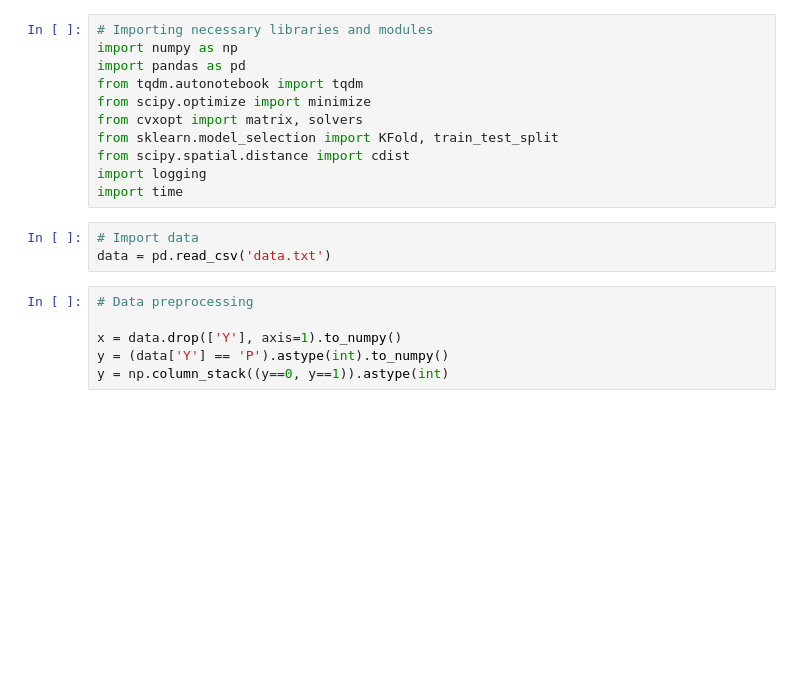
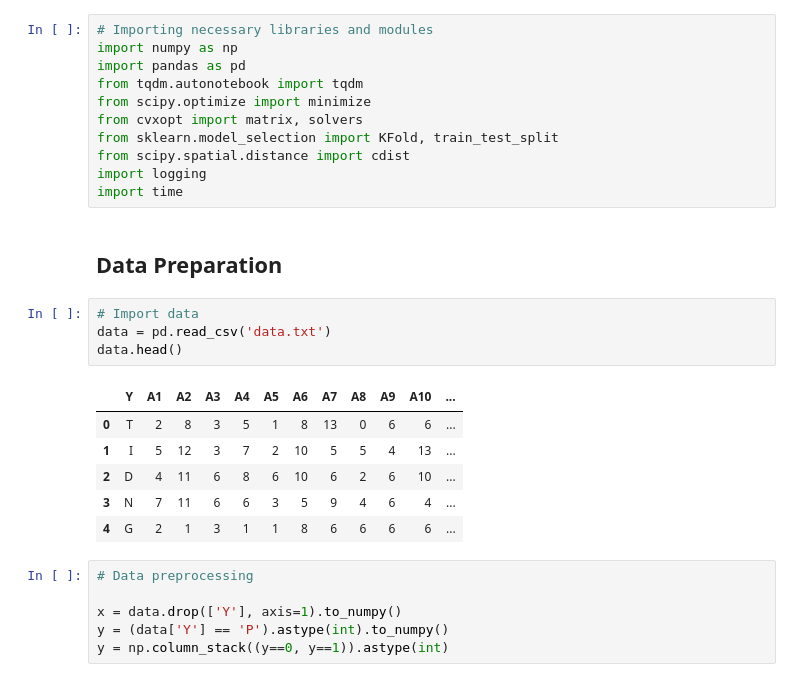
Before and after one commit to alepot55/Alphabet-Image-Classifier, a Jupyter notebook: project.ipynb, the cells around one changed output. Saved outputs shown, nothing was run; the diff lists cells and outputs as text; blank space fills up the shorter version.

```diff
--- a/project.ipynb
+++ b/project.ipynb
@@ -9,9 +17,19 @@ from sklearn.model_selection import KFold, train_test_split
 from scipy.spatial.distance import cdist
 import logging
 import time
+# %% [markdown]
+## Data Preparation
 # %%
 # Import data
 data = pd.read_csv('data.txt')
+data.head()
+# %% [output]
+|  | Y | A1 | A2 | A3 | A4 | A5 | A6 | A7 | A8 | A9 | A10 | ... |
+| 0 | T | 2 | 8 | 3 | 5 | 1 | 8 | 13 | 0 | 6 | 6 | ... |
+| 1 | I | 5 | 12 | 3 | 7 | 2 | 10 | 5 | 5 | 4 | 13 | ... |
+| 2 | D | 4 | 11 | 6 | 8 | 6 | 10 | 6 | 2 | 6 | 10 | ... |
+| 3 | N | 7 | 11 | 6 | 6 | 3 | 5 | 9 | 4 | 6 | 4 | ... |
+| 4 | G | 2 | 1 | 3 | 1 | 1 | 8 | 6 | 6 | 6 | 6 | ... |
 # %%
 # Data preprocessing
 
```
Also changed, not shown: parts of 4 cells of this notebook.
